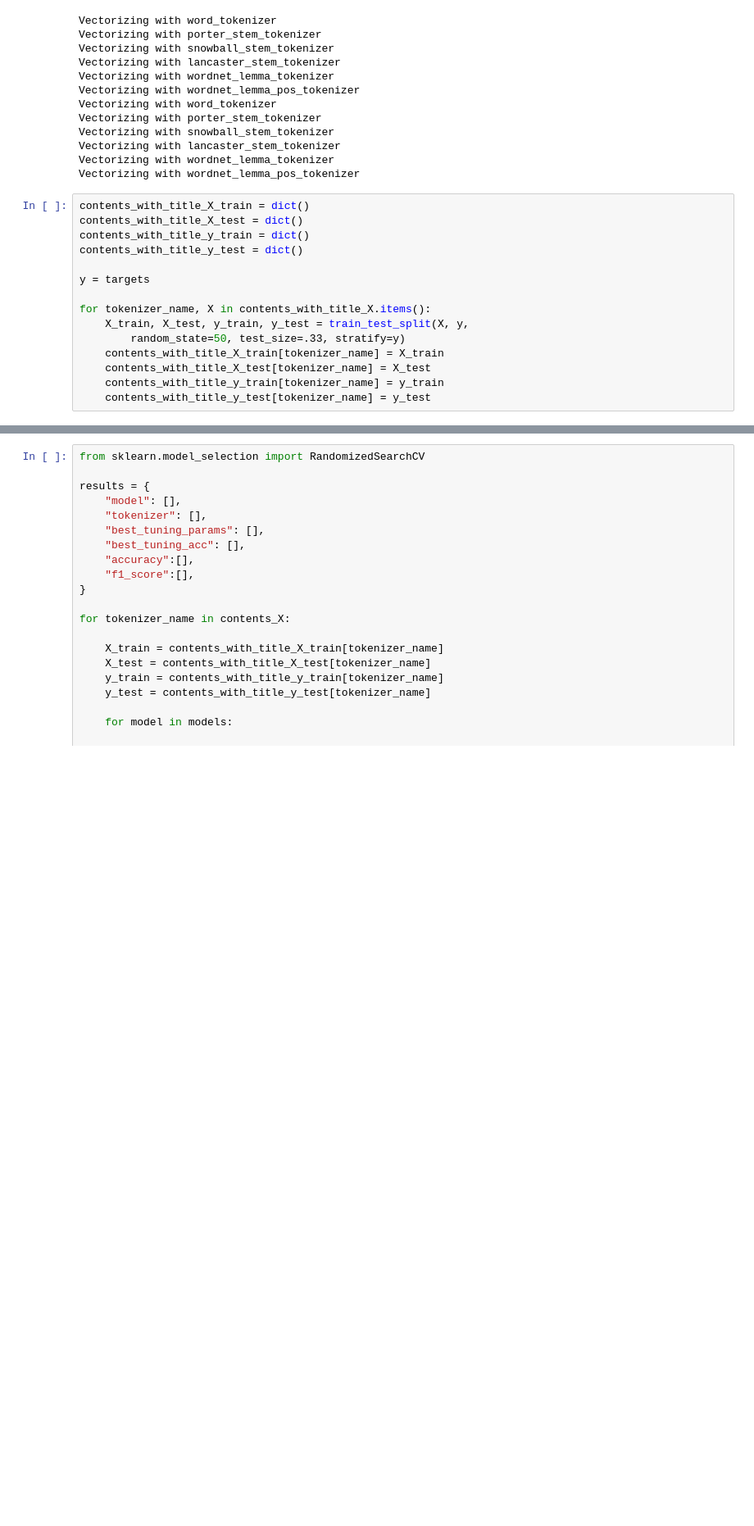
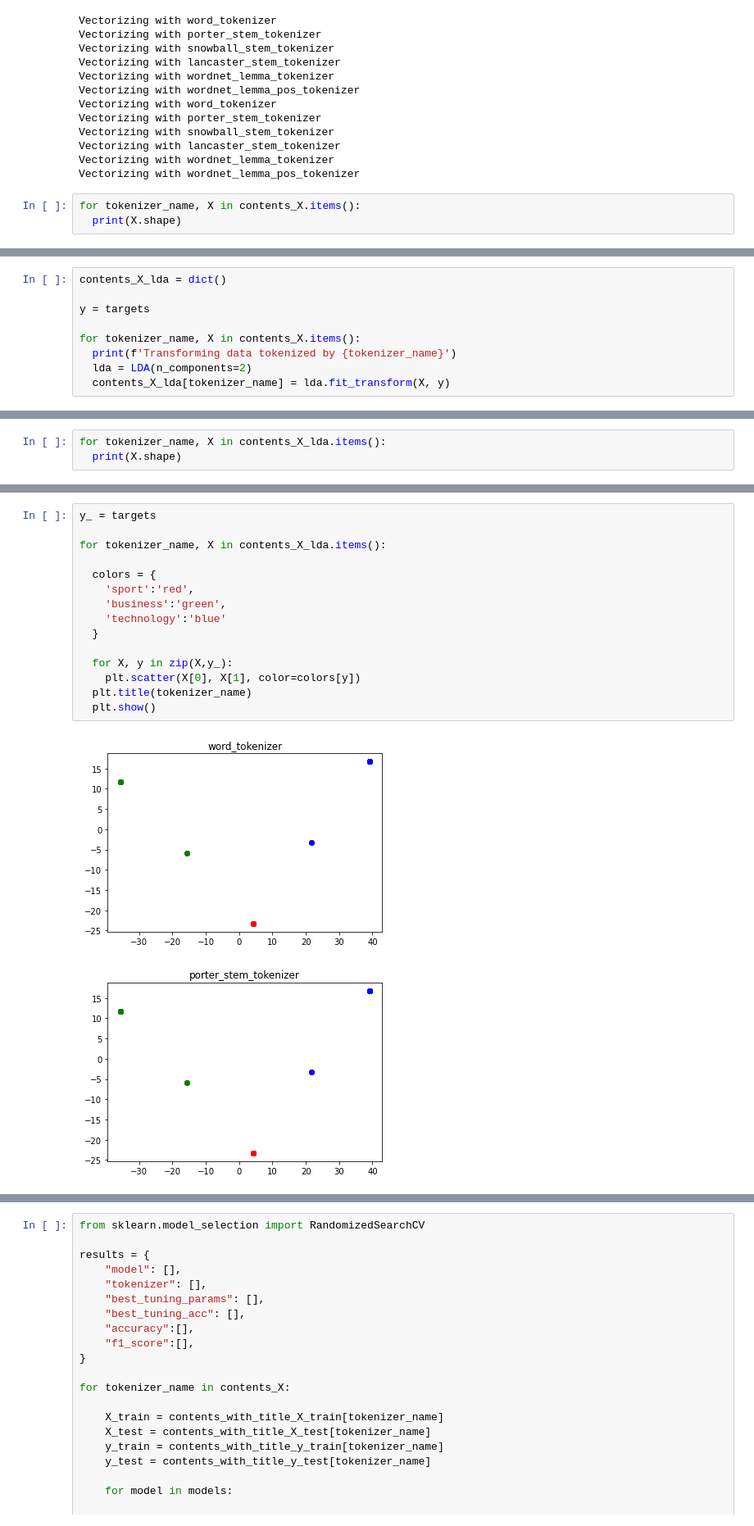
Before and after one commit to tjthanapat/ds4biz-assignment-2, a Jupyter notebook: Task 1 - News Classification/Ja'sLab.ipynb, the cells around one changed output, grey strips where cells are left out. Shown: that part at 82% size. Cells and saved outputs as stored; diff of their text form; blank space fills up the shorter version.

```diff
--- a/Task 1 - News Classification/Ja'sLab.ipynb
+++ b/Task 1 - News Classification/Ja'sLab.ipynb
@@ -948,18 +950,6 @@ Vectorizing with snowball_stem_tokenizer
 Vectorizing with lancaster_stem_tokenizer
 Vectorizing with wordnet_lemma_tokenizer
 Vectorizing with wordnet_lemma_pos_tokenizer
-# %%
-contents_with_title_X_train = dict()
-contents_with_title_X_test = dict()
-contents_with_title_y_train = dict()
-contents_with_title_y_test = dict()
-
-y = targets
-
-for tokenizer_name, X in contents_with_title_X.items():
-    X_train, X_test, y_train, y_test = train_test_split(X, y,
-        random_state=50, test_size=.33, stratify=y)
-    contents_with_title_X_train[tokenizer_name] = X_train
-    contents_with_title_X_test[tokenizer_name] = X_test
-    contents_with_title_y_train[tokenizer_name] = y_train
-    contents_with_title_y_test[tokenizer_name] = y_test
+# %%
+for tokenizer_name, X in contents_X.items():
+  print(X.shape)
@@ -965,0 +963,9 @@ for tokenizer_name, X in contents_with_title_X.items():
+# %%
+contents_X_lda = dict()
+
+y = targets
+
+for tokenizer_name, X in contents_X.items():
+  print(f'Transforming data tokenized by {tokenizer_name}')
+  lda = LDA(n_components=2)
+  contents_X_lda[tokenizer_name] = lda.fit_transform(X, y)
@@ -965,0 +979,3 @@ for tokenizer_name, X in contents_with_title_X.items():
+# %%
+for tokenizer_name, X in contents_X_lda.items():
+  print(X.shape)
@@ -965,0 +989,18 @@ for tokenizer_name, X in contents_with_title_X.items():
+# %%
+y_ = targets
+
+for tokenizer_name, X in contents_X_lda.items():
+
+  colors = {
+    'sport':'red',
+    'business':'green',
+    'technology':'blue'
+  }
+
+  for X, y in zip(X,y_):
+    plt.scatter(X[0], X[1], color=colors[y])
+  plt.title(tokenizer_name)
+  plt.show()
+# %% [output]
+[figure, added]
+[figure, added]
```
Also changed, not shown: parts of 11 cells of this notebook, 1 other file.
